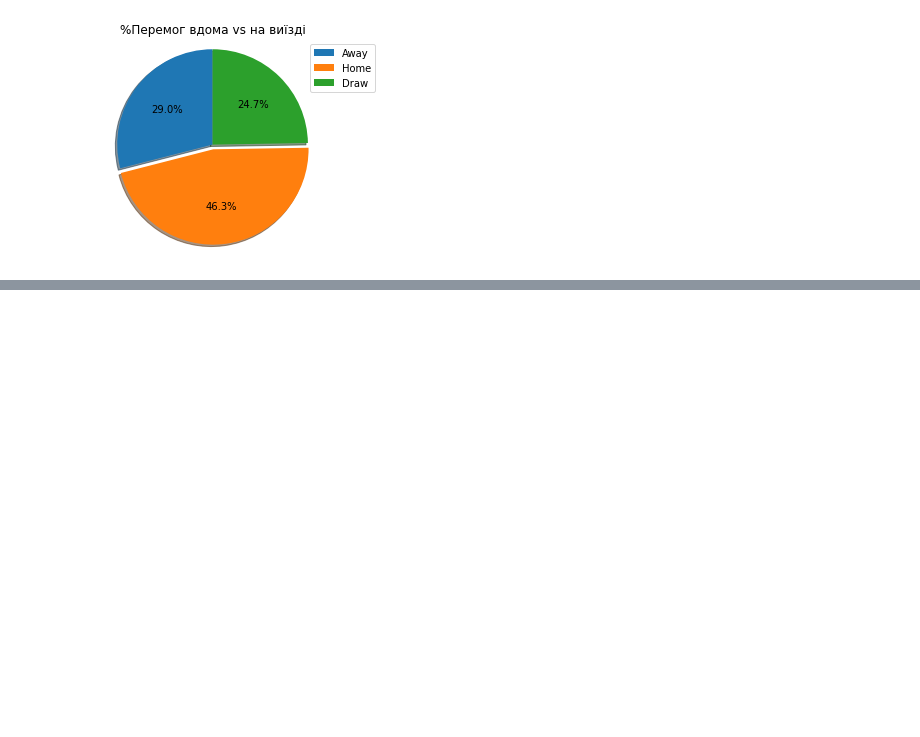
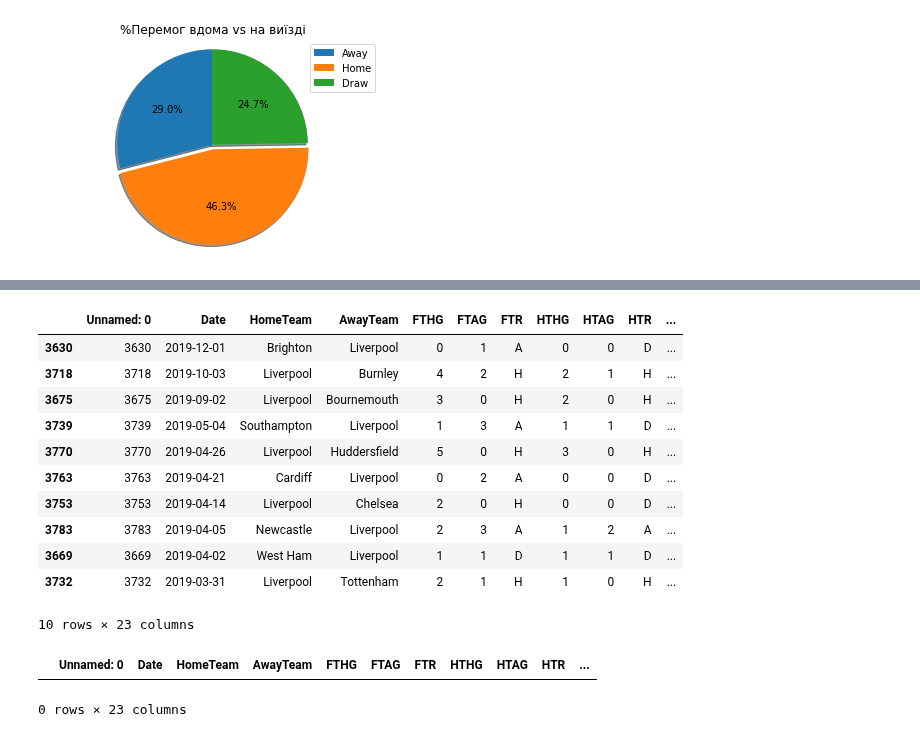
Before and after one commit to maxymkuz/Sports-predictor, a Jupyter notebook: data_exploration.ipynb, the cells around one changed output, grey strips where cells are left out. Saved outputs shown, nothing was run; the diff lists cells and outputs as text; code cells hidden in the pictures; blank space fills up the shorter version.

```diff
--- a/data_exploration.ipynb
+++ b/data_exploration.ipynb
@@ -58,0 +85,52 @@ draw_home_away_wins(seasons_merged)
+# %%
+def get_n_last_matches(matches, date, team, n = 10):
+    '''
+    Get the last n matches of a given team.
+    '''
+    # All matches with a given team
+    team_matches = matches[(matches['HomeTeam'] == team) | (matches['AwayTeam'] == team)]
+    #Filter n last matches from team matches
+    n_last_matches = (team_matches[team_matches.Date < date]
+                      .sort_values(by = 'Date', ascending = False)
+                      .iloc[0:n,:])
+
+    return n_last_matches
+get_n_last_matches(matches, matches.iloc[-5]['Date'], 'Liverpool', 10)
+# %% [output]
+|  | Unnamed: 0 | Date | HomeTeam | AwayTeam | FTHG | FTAG | FTR | HTHG | HTAG | HTR | ... |
+| 3630 | 3630 | 2019-12-01 | Brighton | Liverpool | 0 | 1 | A | 0 | 0 | D | ... |
+| 3718 | 3718 | 2019-10-03 | Liverpool | Burnley | 4 | 2 | H | 2 | 1 | H | ... |
+| 3675 | 3675 | 2019-09-02 | Liverpool | Bournemouth | 3 | 0 | H | 2 | 0 | H | ... |
+| 3739 | 3739 | 2019-05-04 | Southampton | Liverpool | 1 | 3 | A | 1 | 1 | D | ... |
+| 3770 | 3770 | 2019-04-26 | Liverpool | Huddersfield | 5 | 0 | H | 3 | 0 | H | ... |
+| 3763 | 3763 | 2019-04-21 | Cardiff | Liverpool | 0 | 2 | A | 0 | 0 | D | ... |
+| 3753 | 3753 | 2019-04-14 | Liverpool | Chelsea | 2 | 0 | H | 0 | 0 | D | ... |
+| 3783 | 3783 | 2019-04-05 | Newcastle | Liverpool | 2 | 3 | A | 1 | 2 | A | ... |
+| 3669 | 3669 | 2019-04-02 | West Ham | Liverpool | 1 | 1 | D | 1 | 1 | D | ... |
+| 3732 | 3732 | 2019-03-31 | Liverpool | Tottenham | 2 | 1 | H | 1 | 0 | H | ... |
+10 rows × 23 columns
+# %%
+def get_n_last_matches_against_each_other(matches, date, home_team, away_team, n = 6):
+    '''
+    Get the last n matches of two given teams.
+    '''
+
+    home_matches = matches[(matches['HomeTeam'] == home_team) & (matches['AwayTeam'] == away_team)]
+    away_matches = matches[(matches['HomeTeam'] == away_team) & (matches['AwayTeam'] == home_team)]
+    total_matches = pd.concat([home_matches, away_matches])
+
+    # Get last n matches, if possible:
+    try:
+        last_matches = (total_matches[total_matches.Date < date]
+                        .sort_values(by = 'Date', ascending = False)
+                        .iloc[0:n,:])
+    except:  # If there are less than n matches
+        last_matches = (total_matches[total_matches.Date < date]
+                        .sort_values(by = 'Date', ascending = False)
+                        .iloc[0:total_matches.shape[0],:])
+
+        return last_matches
+get_n_last_matches_against_each_other(matches, '2008-12-15', 'Liverpool', 'Tottenham', 10)
+# %% [output]
+|  | Unnamed: 0 | Date | HomeTeam | AwayTeam | FTHG | FTAG | FTR | HTHG | HTAG | HTR | ... |
+0 rows × 23 columns
```
Also changed, not shown: parts of 6 cells of this notebook, 5 other files.
